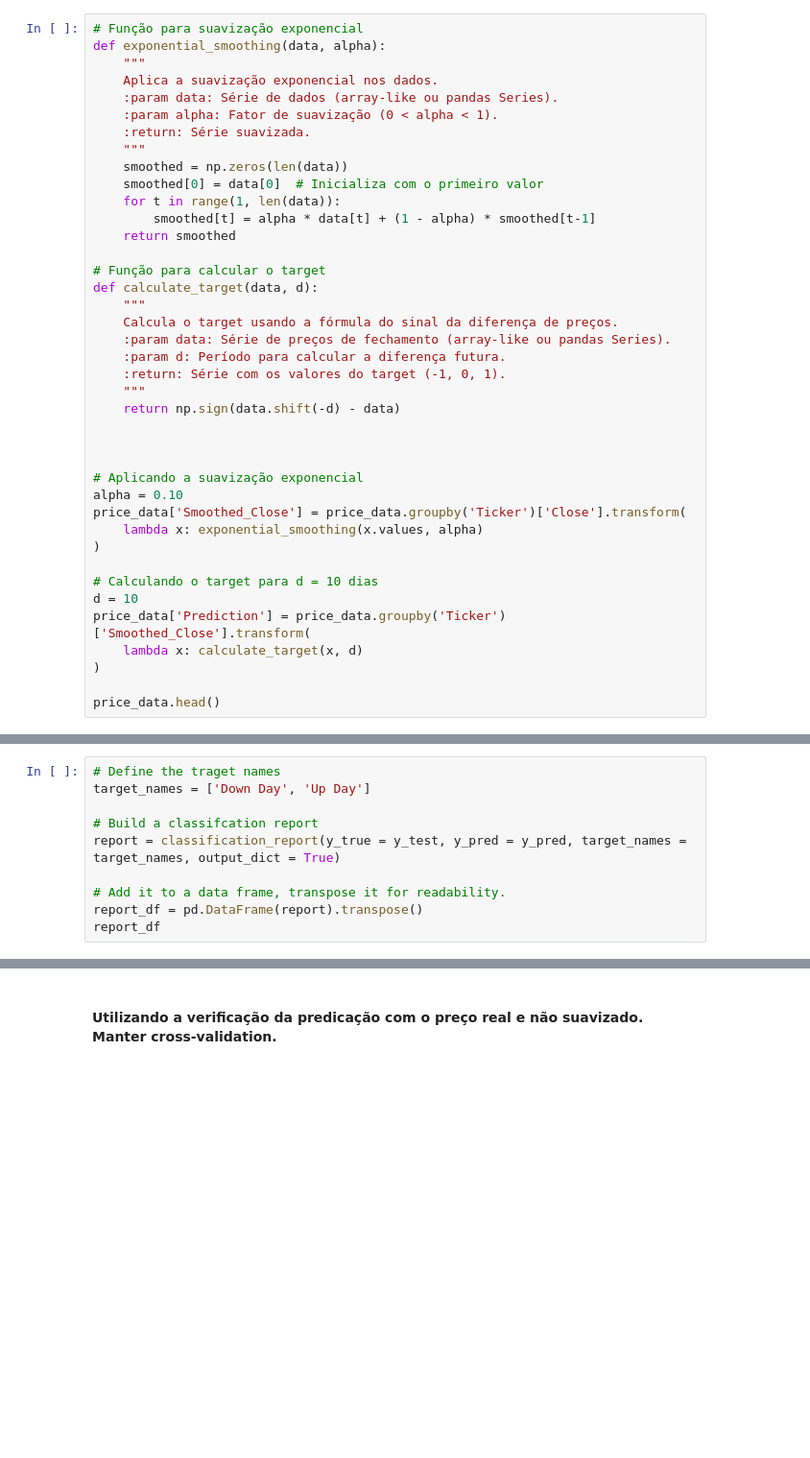
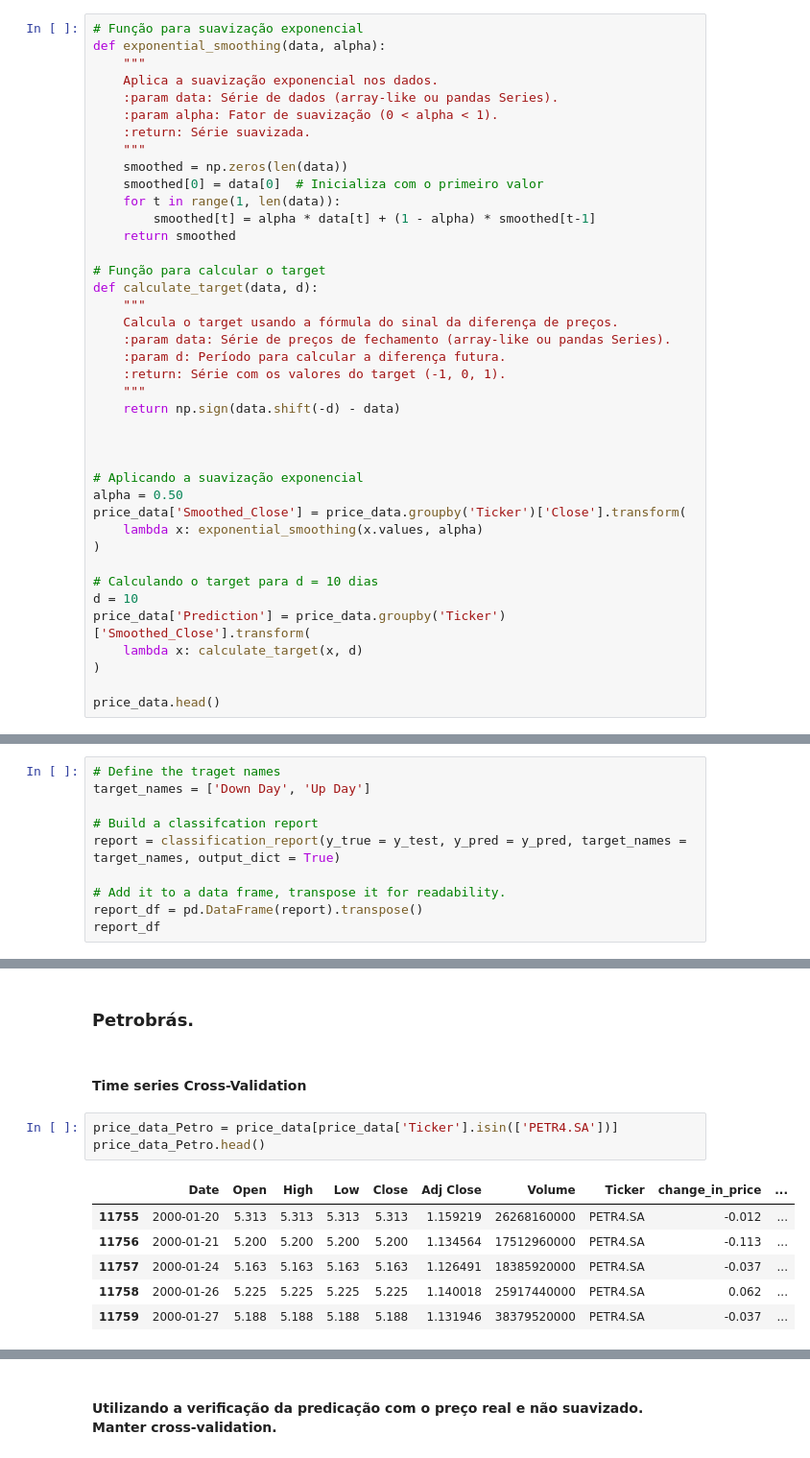
Before and after one commit to Bruno-Santana-Eco/TCC_Machine_learning, a Jupyter notebook: Random Forest 3.ipynb, the cells around one changed output, grey strips where cells are left out. Shown at 96% size. Saved outputs shown, nothing was run; the diff lists cells and outputs as text; blank space fills up the shorter version.

```diff
--- a/Random Forest 3.ipynb
+++ b/Random Forest 3.ipynb
@@ -91,7 +91,7 @@ def calculate_target(data, d):
 
 
 # Aplicando a suavização exponencial
-alpha = 0.10
+alpha = 0.50
 price_data['Smoothed_Close'] = price_data.groupby('Ticker')['Close'].transform(
     lambda x: exponential_smoothing(x.values, alpha)
 )
@@ -1745,0 +1941,14 @@ report_df
+# %% [markdown]
+### Petrobrás.
+# %% [markdown]
+#### Time series Cross-Validation
+# %%
+price_data_Petro = price_data[price_data['Ticker'].isin(['PETR4.SA'])]
+price_data_Petro.head()
+# %% [output]
+|  | Date | Open | High | Low | Close | Adj Close | Volume | Ticker | change_in_price | ... |
+| 11755 | 2000-01-20 | 5.313 | 5.313 | 5.313 | 5.313 | 1.159219 | 26268160000 | PETR4.SA | -0.012 | ... |
+| 11756 | 2000-01-21 | 5.200 | 5.200 | 5.200 | 5.200 | 1.134564 | 17512960000 | PETR4.SA | -0.113 | ... |
+| 11757 | 2000-01-24 | 5.163 | 5.163 | 5.163 | 5.163 | 1.126491 | 18385920000 | PETR4.SA | -0.037 | ... |
+| 11758 | 2000-01-26 | 5.225 | 5.225 | 5.225 | 5.225 | 1.140018 | 25917440000 | PETR4.SA | 0.062 | ... |
+| 11759 | 2000-01-27 | 5.188 | 5.188 | 5.188 | 5.188 | 1.131946 | 38379520000 | PETR4.SA | -0.037 | ... |
```
Also changed, not shown: parts of 45 cells of this notebook.
